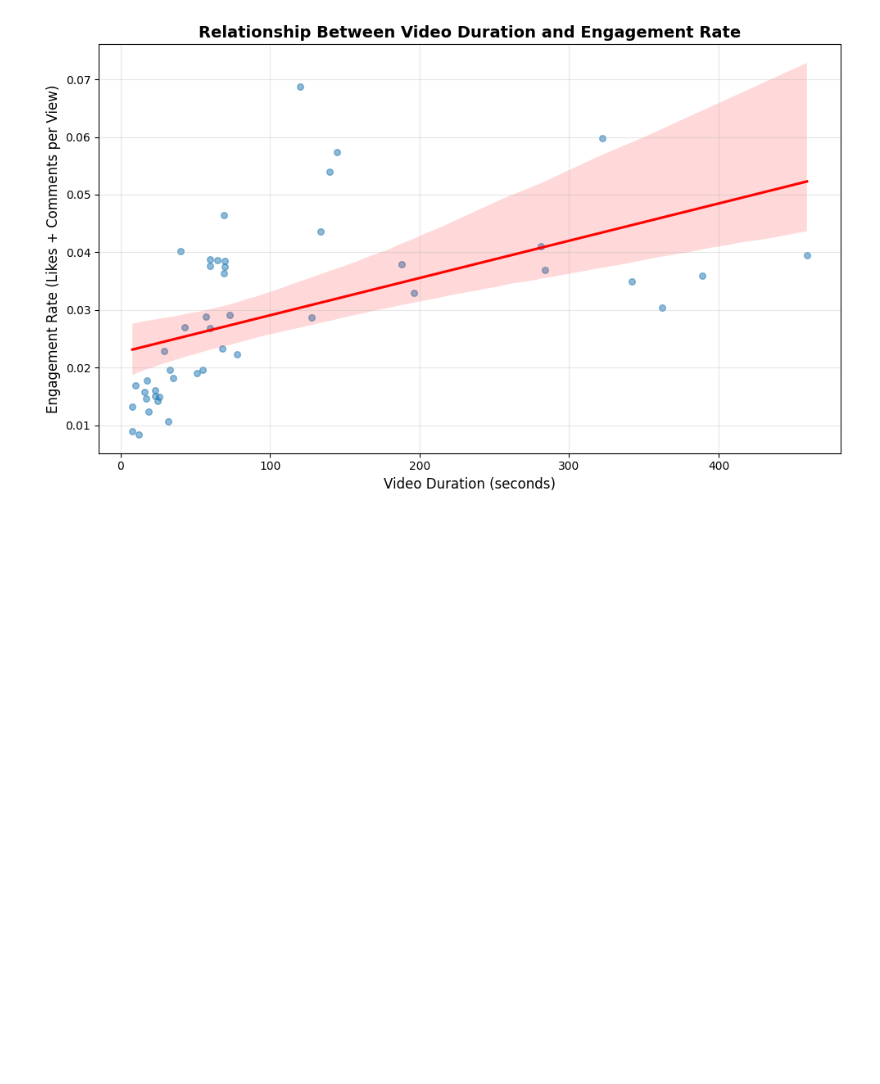
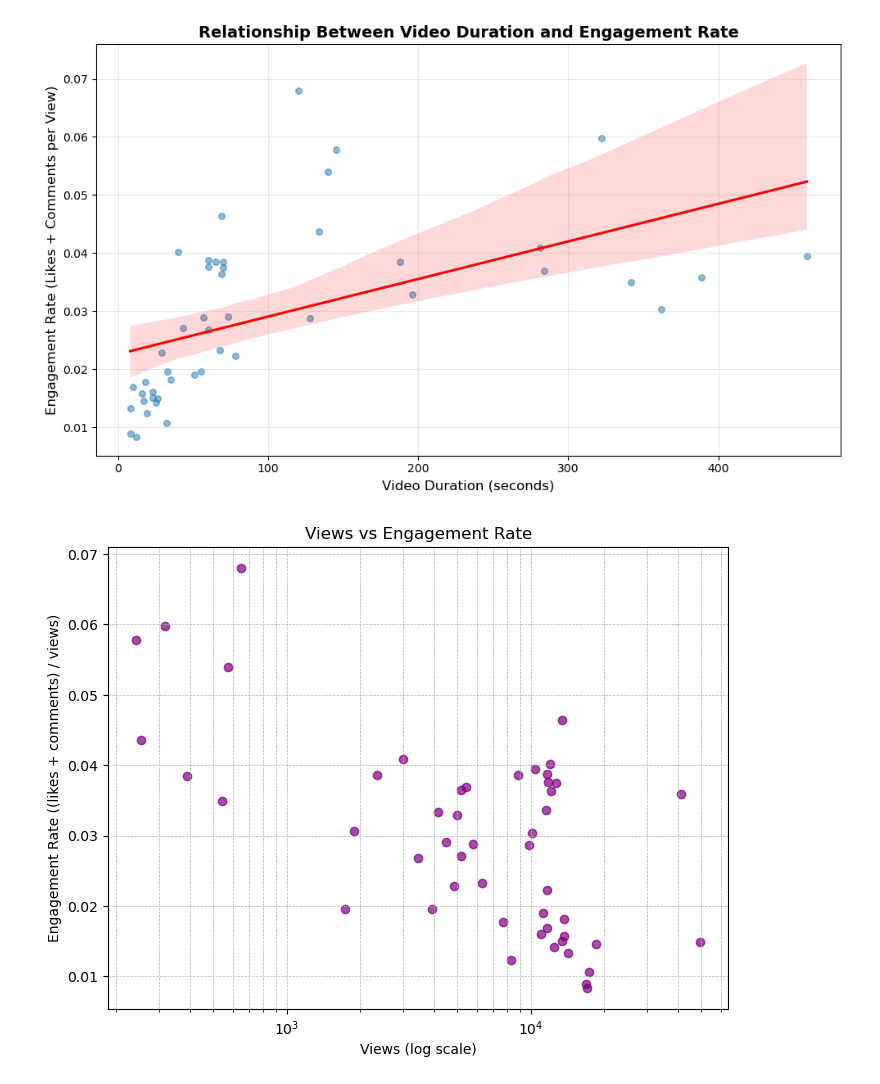
Before and after one commit to melanieyu23/DS3000_Project, a Jupyter notebook: phase2.ipynb, the cells around one changed output. Drawn from its saved outputs; the diff is of its cells as text; code cells hidden in the pictures; blank space fills up the shorter version.

Commit message:
Second visualization graph for engagement rate vs views

```diff
--- a/phase2.ipynb
+++ b/phase2.ipynb
@@ -188,3 +188,22 @@ plt.tight_layout()
 plt.show()
 # %% [output]
 [figure]
+# %%
+import matplotlib.pyplot as plt
+import numpy as np
+
+if "engagement_rate" not in cleaned.columns:
+    cleaned["engagement_rate"] = (cleaned["likes"] + cleaned["comments"]) / cleaned["views"]
+
+filtered = cleaned[cleaned["views"] > 0].copy()
+
+plt.figure(figsize=(8, 6))
+plt.scatter(filtered["views"], filtered["engagement_rate"], alpha=0.7, color="purple")
+plt.xscale("log")
+plt.title("Views vs Engagement Rate")
+plt.xlabel("Views (log scale)")
+plt.ylabel("Engagement Rate ((likes + comments) / views)")
+plt.grid(True, which="both", ls="--", lw=0.5)
+plt.show()
+# %% [output]
+[figure, added]
```
Also changed, not shown: parts of 2 cells of this notebook.
